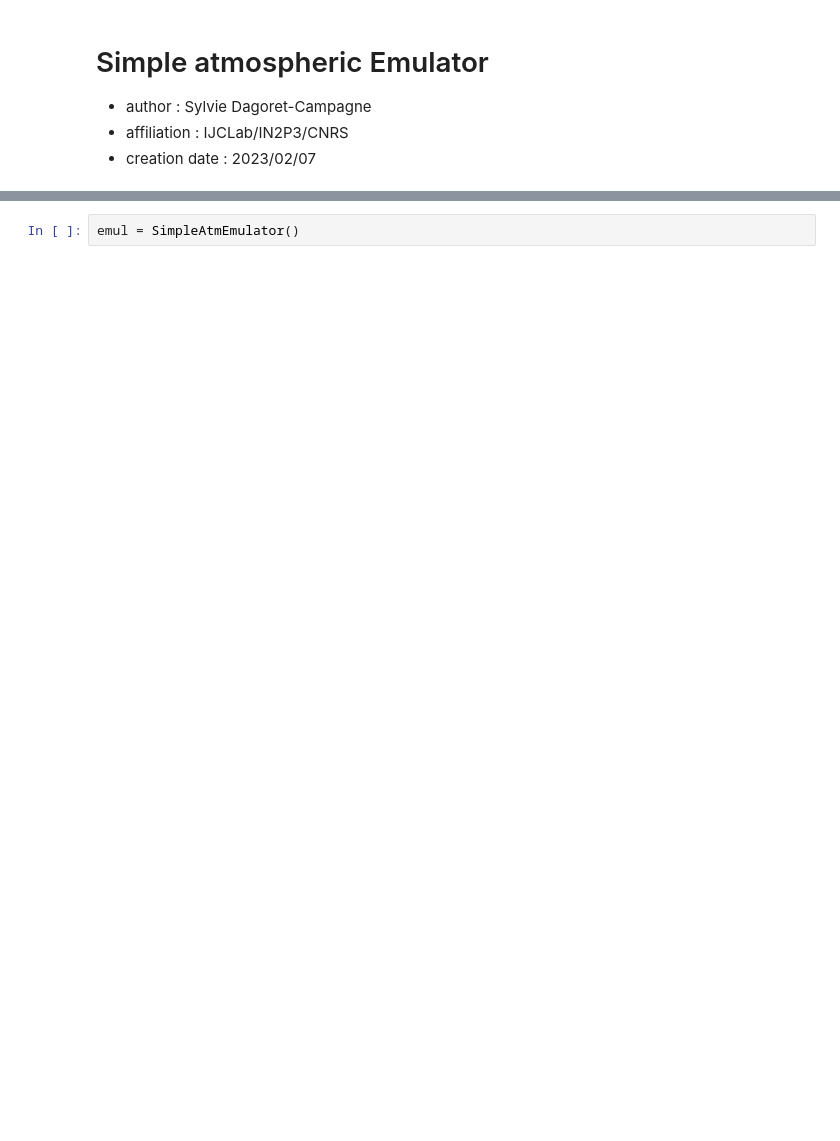
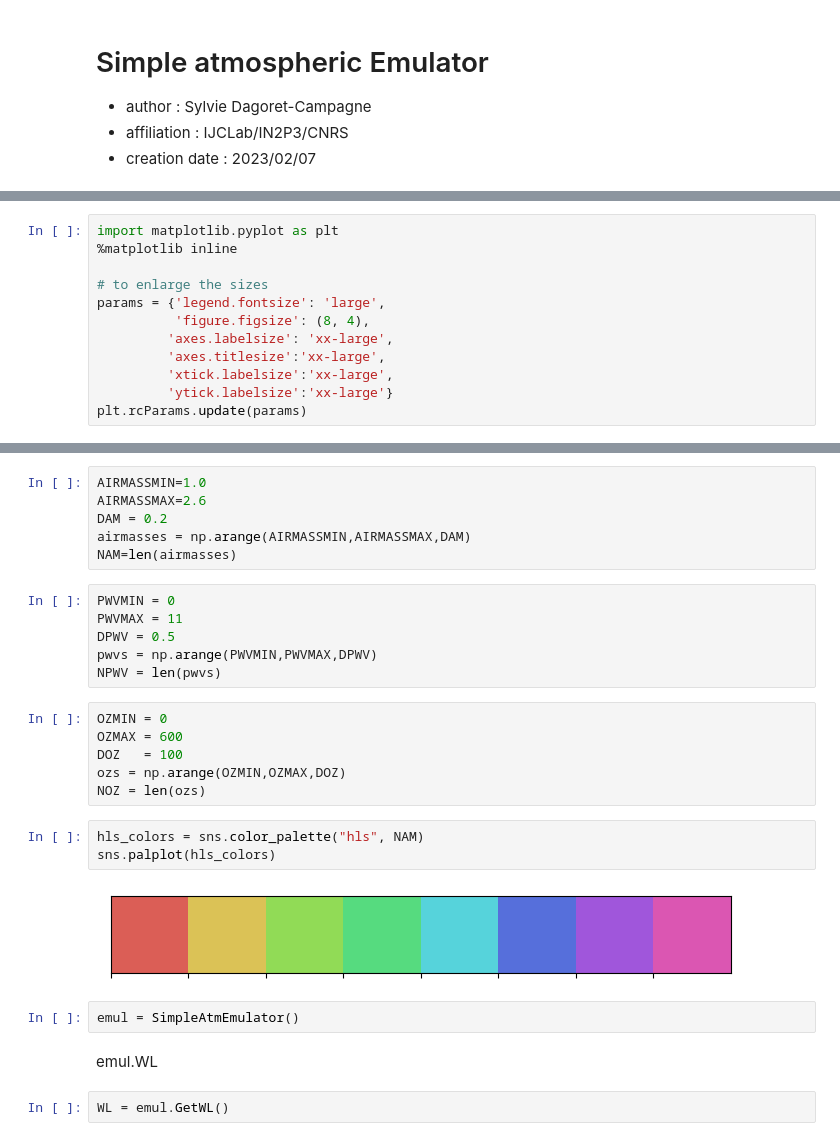
Before and after one commit to sylvielsstfr/AtmEmulator, a Jupyter notebook: SimpleEmulator/SimpleAtmosphericEmulator.ipynb, the cells around one changed output, grey strips where cells are left out. Saved outputs shown, nothing was run; the diff lists cells and outputs as text; blank space fills up the shorter version.

```diff
--- a/SimpleEmulator/SimpleAtmosphericEmulator.ipynb
+++ b/SimpleEmulator/SimpleAtmosphericEmulator.ipynb
@@ -16,3 +17,15 @@ import pickle
+# %%
+import matplotlib.pyplot as plt
+%matplotlib inline
+
+# to enlarge the sizes
+params = {'legend.fontsize': 'large',
+          'figure.figsize': (8, 4),
+         'axes.labelsize': 'xx-large',
+         'axes.titlesize':'xx-large',
+         'xtick.labelsize':'xx-large',
+         'ytick.labelsize':'xx-large'}
+plt.rcParams.update(params)
 # %%
 class SimpleAtmEmulator:
     def __init__(self,path='../data/simplegrid'):
@@ -119,2 +155,29 @@ class SimpleAtmEmulator:
+# %%
+AIRMASSMIN=1.0
+AIRMASSMAX=2.6
+DAM = 0.2
+airmasses = np.arange(AIRMASSMIN,AIRMASSMAX,DAM)
+NAM=len(airmasses)
+# %%
+PWVMIN = 0
+PWVMAX = 11
+DPWV = 0.5
+pwvs = np.arange(PWVMIN,PWVMAX,DPWV)
+NPWV = len(pwvs)
+# %%
+OZMIN = 0
+OZMAX = 600
+DOZ   = 100
+ozs = np.arange(OZMIN,OZMAX,DOZ)
+NOZ = len(ozs)
+# %%
+hls_colors = sns.color_palette("hls", NAM)
+sns.palplot(hls_colors)
+# %% [output]
+[figure, added]
 # %%
 emul = SimpleAtmEmulator()
+# %% [markdown]
+emul.WL
+# %%
+WL = emul.GetWL()
```
Also changed, not shown: parts of 8 cells of this notebook.
